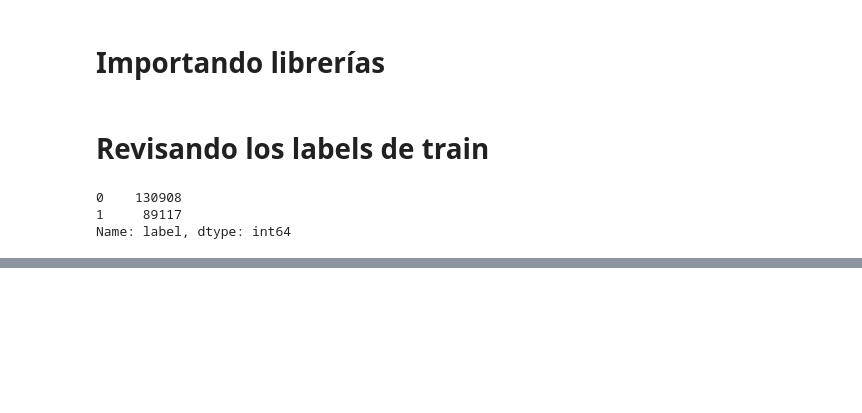
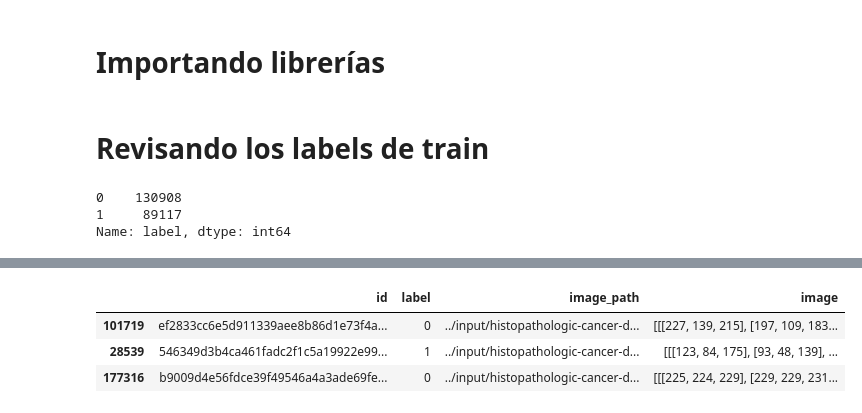
Before and after one commit to shizus/histopathologic-cancer-detection, a Jupyter notebook: tp-tecnolog-as-emergentes.ipynb, the cells around one changed output, grey strips where cells are left out. Saved outputs shown, nothing was run; the diff lists cells and outputs as text; code cells hidden in the pictures; blank space fills up the shorter version.

```diff
--- a/tp-tecnolog-as-emergentes.ipynb
+++ b/tp-tecnolog-as-emergentes.ipynb
@@ -59,0 +75,9 @@ Text(0, 0.5, 'Tumor tissue samples')
+# %%
+df['image'] = df['image_path'].map(imread)
+# %%
+df.sample(3)
+# %% [output]
+|  | id | label | image_path | image |
+| 101719 | ef2833cc6e5d911339aee8b86d1e73f4a... | 0 | ../input/histopathologic-cancer-d... | [[[227, 139, 215], [197, 109, 183... |
+| 28539 | 546349d3b4ca461fadc2f1c5a19922e99... | 1 | ../input/histopathologic-cancer-d... | [[[123, 84, 175], [93, 48, 139], ... |
+| 177316 | b9009d4e56fdce39f49546a4a3ade69fe... | 0 | ../input/histopathologic-cancer-d... | [[[225, 224, 229], [229, 229, 231... |
```
Also changed, not shown: parts of 16 cells of this notebook.
